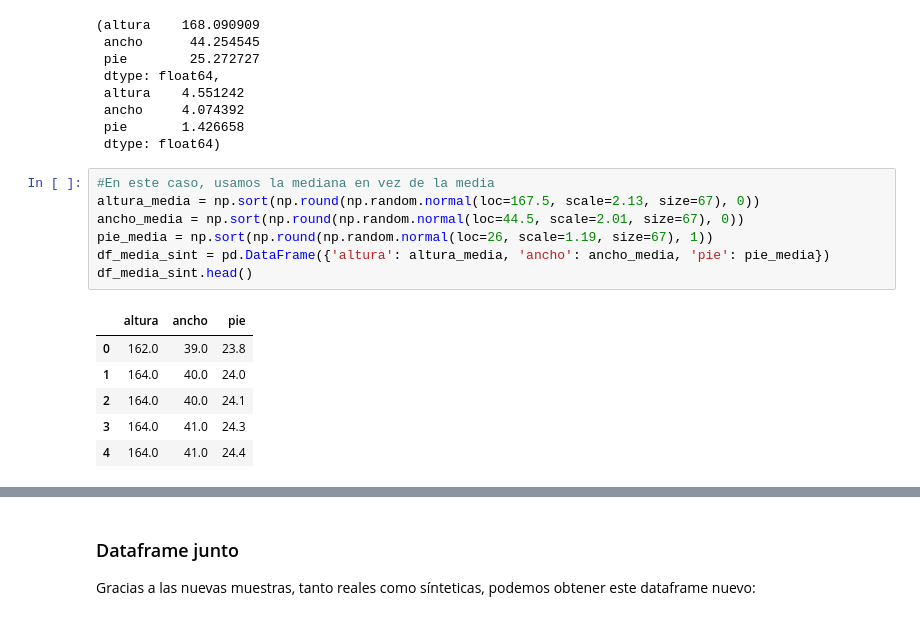
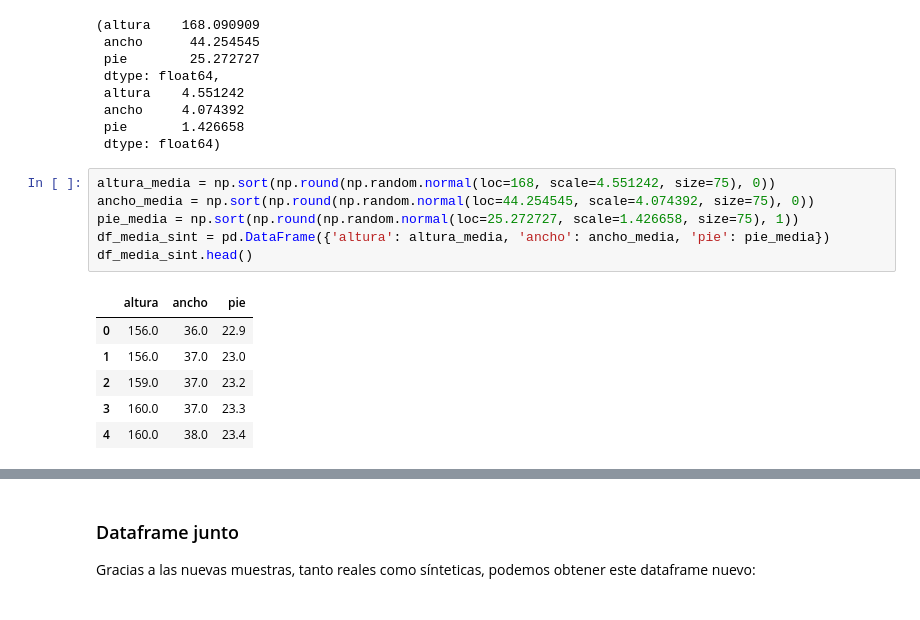
Before and after one commit to RafaelTakata0105/EstOpt_examen2, a Jupyter notebook: modelos.ipynb, the cells around one changed output, grey strips where cells are left out. Saved outputs shown, nothing was run; the diff lists cells and outputs as text.

```diff
--- a/modelos.ipynb
+++ b/modelos.ipynb
@@ -406,16 +408,15 @@ df_media.mean(), df_media.std()
  pie       1.426658
  dtype: float64)
 # %%
-#En este caso, usamos la mediana en vez de la media
-altura_media = np.sort(np.round(np.random.normal(loc=167.5, scale=2.13, size=67), 0))
-ancho_media = np.sort(np.round(np.random.normal(loc=44.5, scale=2.01, size=67), 0))
-pie_media = np.sort(np.round(np.random.normal(loc=26, scale=1.19, size=67), 1))
+altura_media = np.sort(np.round(np.random.normal(loc=168, scale=4.551242, size=75), 0))
+ancho_media = np.sort(np.round(np.random.normal(loc=44.254545, scale=4.074392, size=75), 0))
+pie_media = np.sort(np.round(np.random.normal(loc=25.272727, scale=1.426658, size=75), 1))
 df_media_sint = pd.DataFrame({'altura': altura_media, 'ancho': ancho_media, 'pie': pie_media})
 df_media_sint.head()
 # %% [output]
 |  | altura | ancho | pie |
-| 0 | 162.0 | 39.0 | 23.8 |
-| 1 | 164.0 | 40.0 | 24.0 |
-| 2 | 164.0 | 40.0 | 24.1 |
-| 3 | 164.0 | 41.0 | 24.3 |
-| 4 | 164.0 | 41.0 | 24.4 |
+| 0 | 156.0 | 36.0 | 22.9 |
+| 1 | 156.0 | 37.0 | 23.0 |
+| 2 | 159.0 | 37.0 | 23.2 |
+| 3 | 160.0 | 37.0 | 23.3 |
+| 4 | 160.0 | 38.0 | 23.4 |
```
Also changed, not shown: parts of 11 cells of this notebook.
